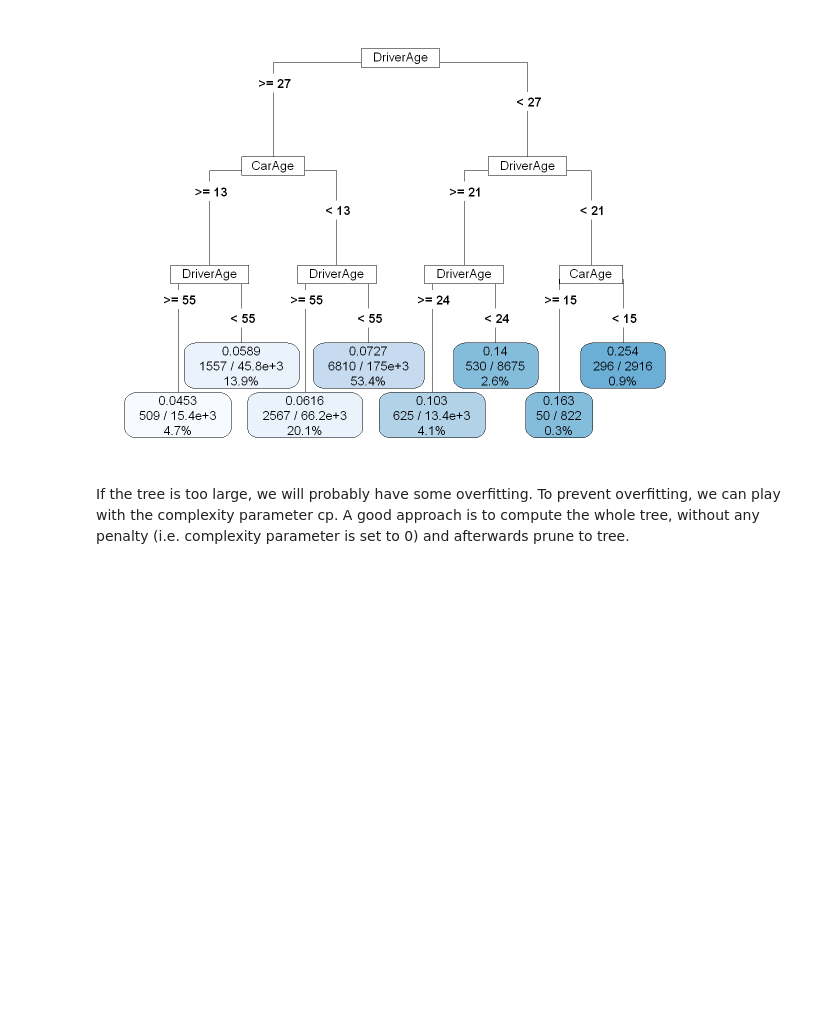
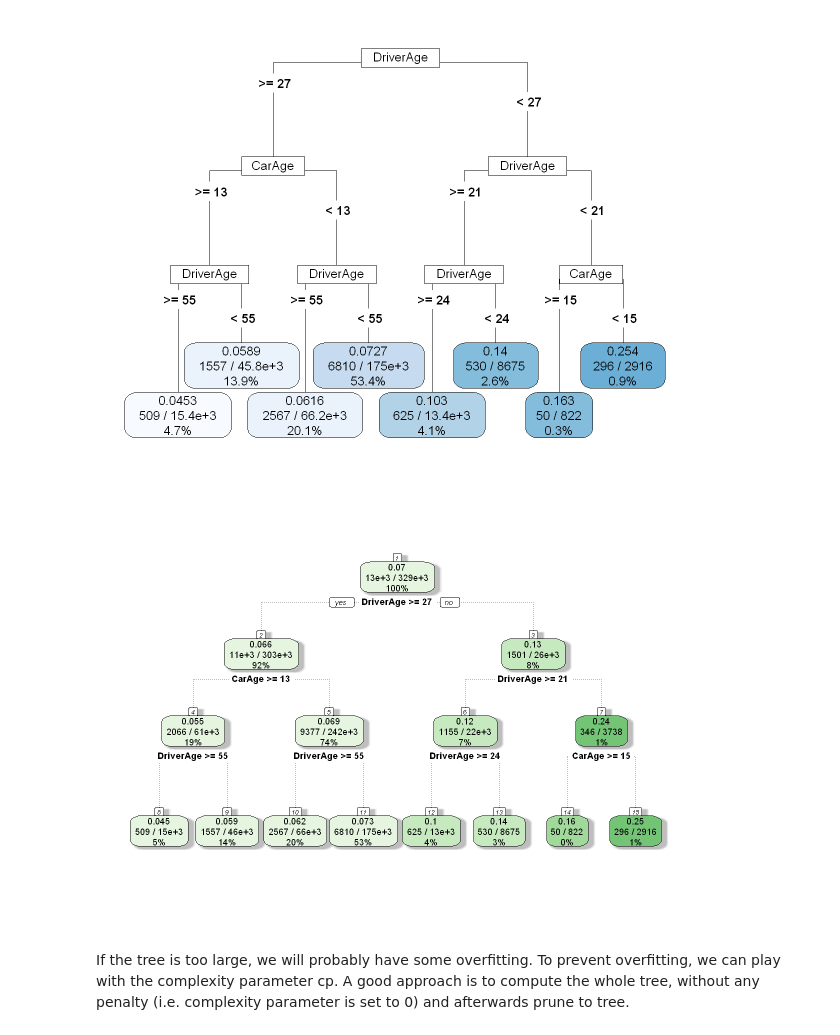
Before and after one commit to fpechon/UCLouvain-LACTU2110, a Jupyter notebook: 2. CART/2. Tree-based models - CART.ipynb, the cells around one changed output. Cells and saved outputs as stored; diff of their text form; code cells hidden in the pictures; blank space fills up the shorter version.

```diff
--- a/2. CART/2. Tree-based models - CART.ipynb
+++ b/2. CART/2. Tree-based models - CART.ipynb
@@ -30,7 +50,7 @@ In order to have *fresh* data available at a later stage, it is common to split
 The package *caret* provides a lot of helpful functions. One of them is *createDataPartition*. Let us now split the data into two pieces (80% - 20%), by relying on stratified sampling. We use stratified sampling to obtain a similar distribution of the number of claims in boths the training and the test set.
 # %%
 set.seed(21)
-in_training = createDataPartition(dataset$ClaimNb, times = 1, p = 0.8, list = FALSE)
+in_training = createDataPartition(y = dataset$ClaimNb, times = 1, p = 0.8, list = FALSE)
 training_set = dataset[in_training, ]
 testing_set = dataset[-in_training, ]
 # %% [markdown]
@@ -112,6 +132,13 @@ rpart.plot(m0_rpart,
            digits = 3)
 # %% [output]
 [figure]
+# %%
+# Or using the rattle package
+
+fancyRpartPlot(m0_rpart, split.col="black",nn.col="black",
+               caption="", digits=2)
+# %% [output]
+[figure, added]
 # %% [markdown]
 If the tree is too large, we will probably have some overfitting. To prevent overfitting, we can play with the complexity parameter cp. A good approach is to compute the whole tree, without any penalty (i.e. complexity parameter is set to 0) and afterwards prune to tree.
 # %%
```
Also changed, not shown: parts of 5 cells of this notebook, 16 other files.
